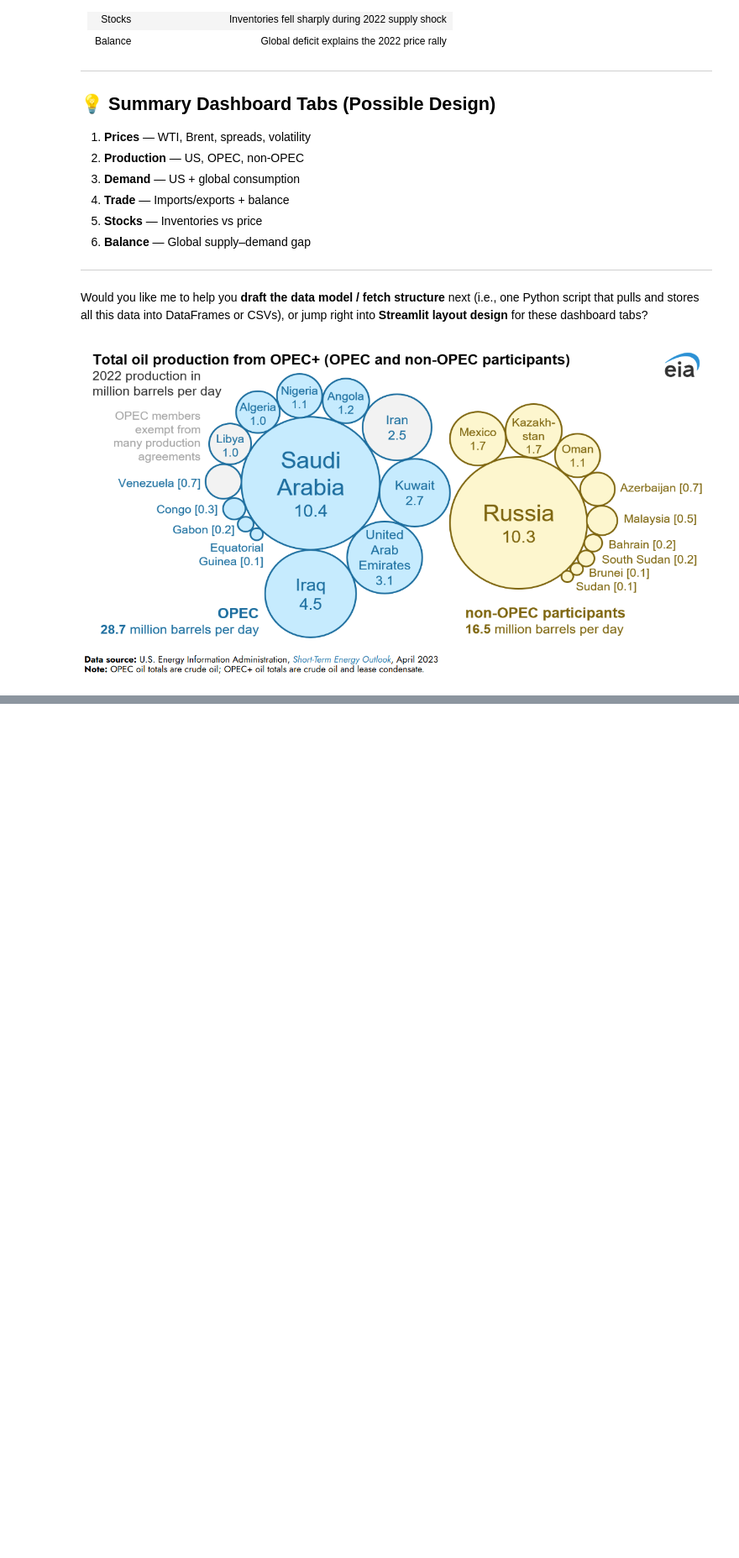
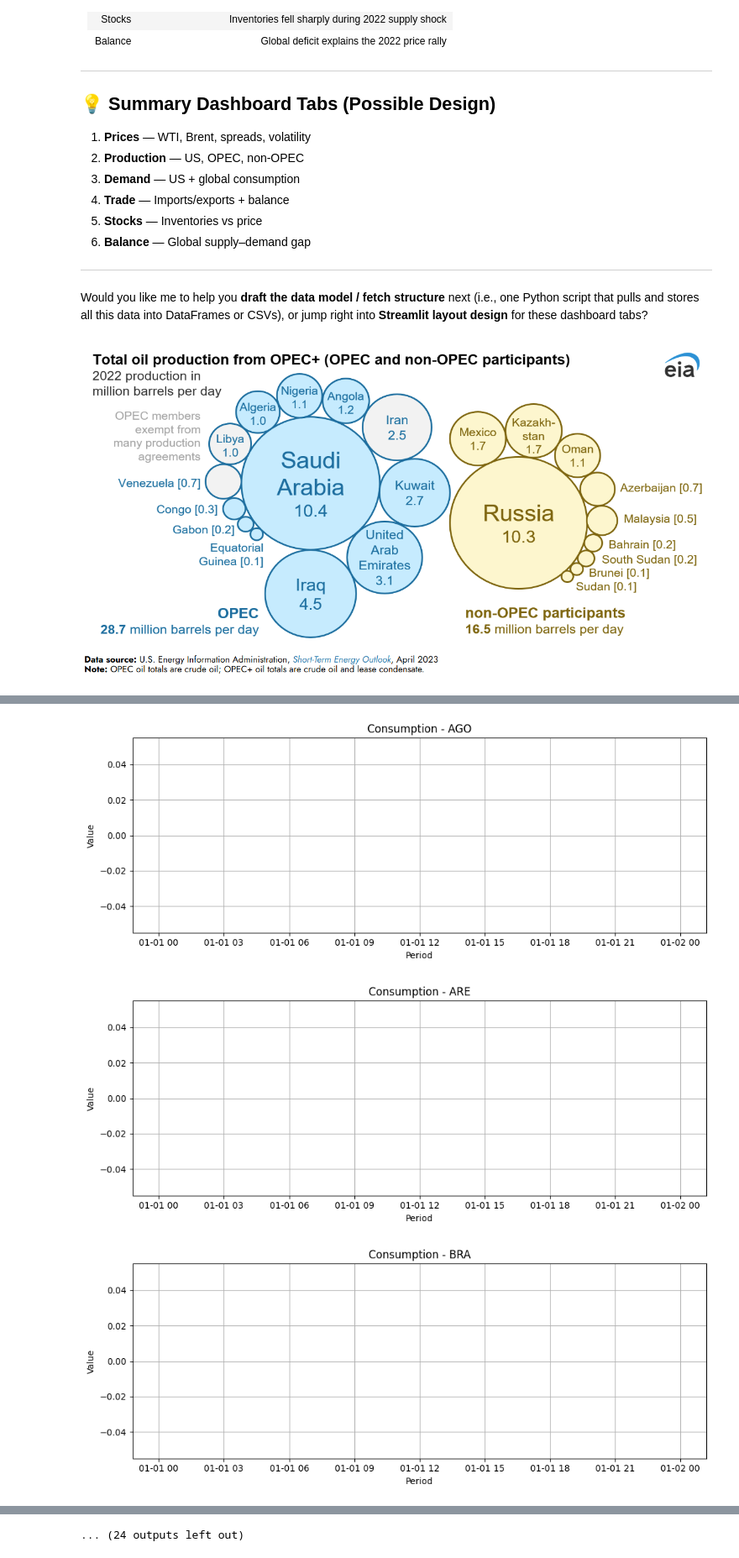
Before and after one commit to dgalassi99/oil_dashboard, a Jupyter notebook: test.ipynb, the cells around one changed output, grey strips where cells are left out. Shown at 84% size. Cells and saved outputs as stored; diff of their text form; code cells hidden in the pictures; blank space fills up the shorter version.

```diff
--- a/test.ipynb
+++ b/test.ipynb
@@ -405 +488,24 @@ imports = pd.read_csv("data/imports.csv")
 stocks = pd.read_csv("data/stocks.csv")
+# %%
+import pandas as pd
+from matplotlib import pyplot as plt
+
+# Assume consumption CSV is loaded
+consumption = pd.read_csv("data/consumption.csv", parse_dates=["period"])
+
+# Loop over each country / aggregate
+for country_id in consumption["countryRegionId"].unique():
+    df_country = consumption[consumption["countryRegionId"] == country_id]
+
+    plt.figure(figsize=(10, 4))
+    plt.plot(df_country["period"], df_country["value"], marker='o', linestyle='-')
+    plt.title(f"Consumption - {country_id}")
+    plt.xlabel("Period")
+    plt.ylabel("Value")
+    plt.grid(True)
+    plt.tight_layout()
+    plt.show()  # shows chart for each country
+# %% [output]
+[figure, added]
+[figure, added]
+[figure, added]
@@ -406 +521,2 @@ stocks = pd.read_csv("data/stocks.csv")
+... (24 outputs left out)
 # %%
```
Also changed, not shown: parts of 7 cells of this notebook, 4 other files.
